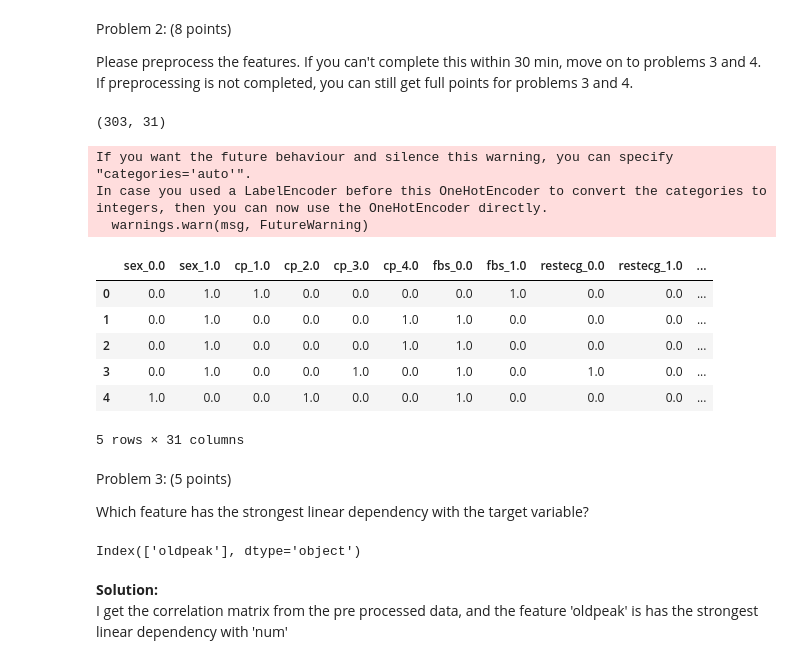
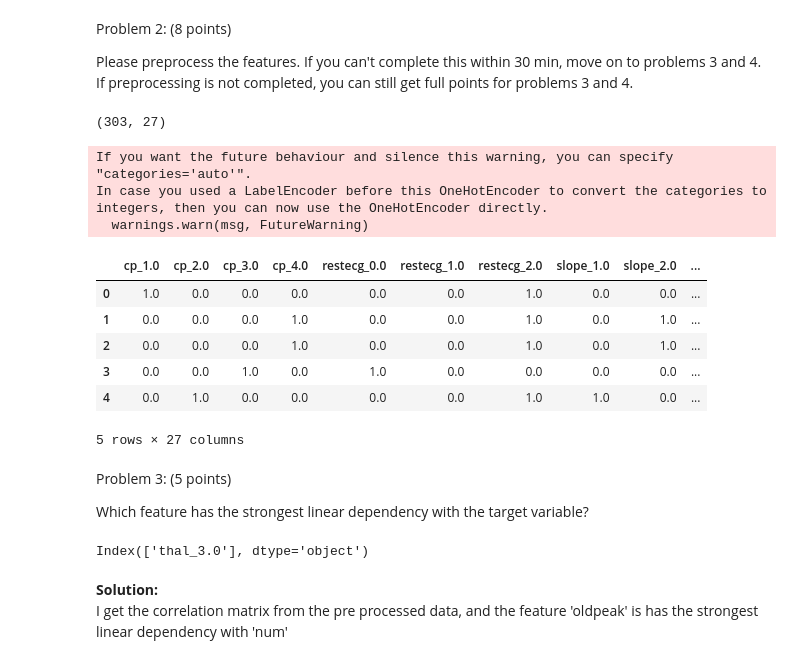
Before and after one commit to tongxinw/health_data_analysis, a Jupyter notebook: heart_disease.ipynb, the cells around one changed output. Drawn from its saved outputs; the diff is of its cells as text; code cells hidden in the pictures.

```diff
--- a/heart_disease.ipynb
+++ b/heart_disease.ipynb
@@ -168,55 +167,65 @@ Problem 2: (8 points)
 
 Please preprocess the features. If you can't complete this within 30 min, move on to problems 3 and 4. If preprocessing is not completed, you can still get full points for problems 3 and 4.
 # %%
-cat_ftrs = ['sex', 'cp', 'fbs', 'restecg','exang','slope', 'ca', 'thal']
+# TODO: sex, exang, and fbs are already binary features, which means we don't need to preprocess them.
+bin_ftrs = ['sex','exang','fbs']
+cat_ftrs = ['cp','restecg','slope', 'ca', 'thal']
 num_ftrs = ['age', 'trestbps','chol','thalach','oldpeak']
 label = ['num']
 # %%
 # one-hot encoder
 ohe = OneHotEncoder(sparse=False)
 si = SimpleImputer(strategy='constant',fill_value=9)
 cat_values = ohe.fit_transform(si.fit_transform(df[cat_ftrs]))
 cat_ftr_names = ohe.get_feature_names(cat_ftrs)
 df_cat = pd.DataFrame(data=cat_values,columns = cat_ftr_names)
+df_bin = df[bin_ftrs]
 
 # standard scaler
 ss = StandardScaler()
 num_values = ss.fit_transform(df[num_ftrs])
 df_num = pd.DataFrame(data=num_values,columns = num_ftrs)
 
 label
 le = LabelEncoder()
 label_values = le.fit_transform(df[label])
 df_label = pd.DataFrame(data=label_values, columns = label)
 
-df_preprocessed = pd.concat([df_cat,df_num,df_label],axis=1)
+df_preprocessed = pd.concat([df_cat,df_num,df_bin],axis=1)
 print(df_preprocessed.shape)
 df_preprocessed.head()
 # %% [output]
-(303, 31)
+(303, 27)
 If you want the future behaviour and silence this warning, you can specify "categories='auto'".
 In case you used a LabelEncoder before this OneHotEncoder to convert the categories to integers, then you can now use the OneHotEncoder directly.
   warnings.warn(msg, FutureWarning)
-|  | sex_0.0 | sex_1.0 | cp_1.0 | cp_2.0 | cp_3.0 | cp_4.0 | fbs_0.0 | fbs_1.0 | restecg_0.0 | restecg_1.0 | ... |
-| 0 | 0.0 | 1.0 | 1.0 | 0.0 | 0.0 | 0.0 | 0.0 | 1.0 | 0.0 | 0.0 | ... |
-| 1 | 0.0 | 1.0 | 0.0 | 0.0 | 0.0 | 1.0 | 1.0 | 0.0 | 0.0 | 0.0 | ... |
-| 2 | 0.0 | 1.0 | 0.0 | 0.0 | 0.0 | 1.0 | 1.0 | 0.0 | 0.0 | 0.0 | ... |
-| 3 | 0.0 | 1.0 | 0.0 | 0.0 | 1.0 | 0.0 | 1.0 | 0.0 | 1.0 | 0.0 | ... |
-| 4 | 1.0 | 0.0 | 0.0 | 1.0 | 0.0 | 0.0 | 1.0 | 0.0 | 0.0 | 0.0 | ... |
+|  | cp_1.0 | cp_2.0 | cp_3.0 | cp_4.0 | restecg_0.0 | restecg_1.0 | restecg_2.0 | slope_1.0 | slope_2.0 | ... |
+| 0 | 1.0 | 0.0 | 0.0 | 0.0 | 0.0 | 0.0 | 1.0 | 0.0 | 0.0 | ... |
+| 1 | 0.0 | 0.0 | 0.0 | 1.0 | 0.0 | 0.0 | 1.0 | 0.0 | 1.0 | ... |
+| 2 | 0.0 | 0.0 | 0.0 | 1.0 | 0.0 | 0.0 | 1.0 | 0.0 | 1.0 | ... |
+| 3 | 0.0 | 0.0 | 1.0 | 0.0 | 1.0 | 0.0 | 0.0 | 0.0 | 0.0 | ... |
+| 4 | 0.0 | 1.0 | 0.0 | 0.0 | 0.0 | 0.0 | 1.0 | 1.0 | 0.0 | ... |
-5 rows × 31 columns
+5 rows × 27 columns
 # %% [markdown]
 Problem 3: (5 points)
 
 Which feature has the strongest linear dependency with the target variable?
-# %%
-# TODO: need to use select k best, instead of correlation
-
-corrmat = df_preprocessed.corr()
-all_cols = corrmat.sort_values('num',ascending=False)['num'].index
-cols = all_cols[1:2] # positively correlated features
-cols
-# %% [output]
-Index(['oldpeak'], dtype='object')
+# %%
+# TODO: need to use select k best, instead of correlation
+from sklearn.feature_selection import f_regression, mutual_info_regression
+from sklearn.feature_selection import SelectKBest
+
+X = df_preprocessed.values
+# change matrix to array
+y = df_label.values.ravel()
+# need to have this line in order to run the code
+feature_names = df_preprocessed.columns
+f_select = SelectKBest(f_regression,k=1)
+X_f = f_select.fit_transform(X,y)
+f_select.get_support()
+feature_names[f_select.get_support()]
+# %% [output]
+Index(['thal_3.0'], dtype='object')
 # %% [markdown]
 **Solution:**
 I get the correlation matrix from the pre processed data, and the feature 'oldpeak' is has the strongest linear dependency with 'num'
```
Also changed, not shown: parts of 1 cell of this notebook.
